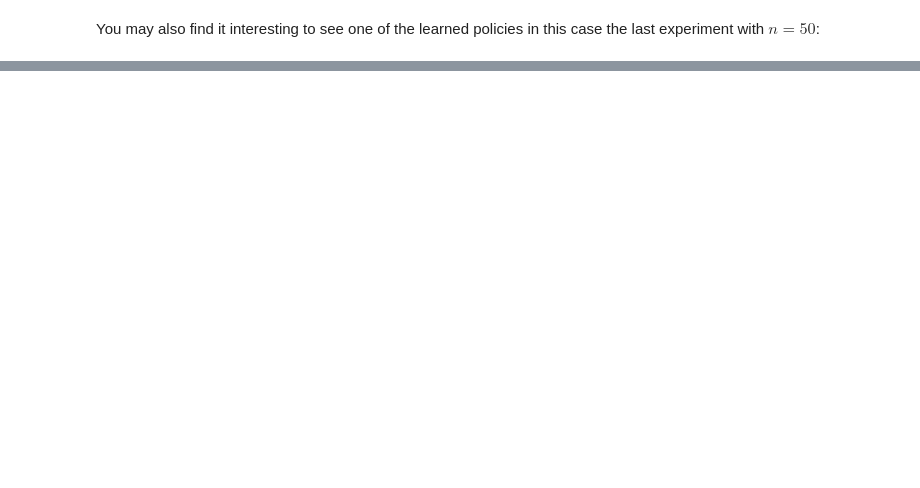
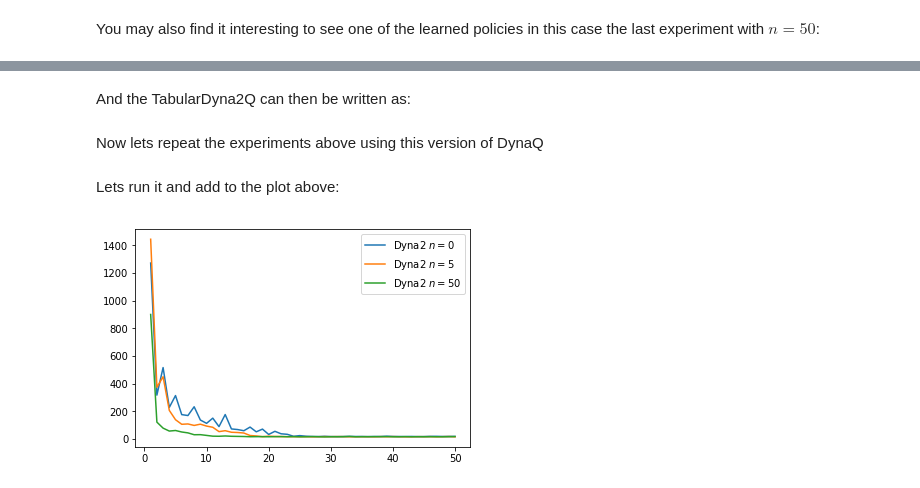
Before and after one commit to tprunarsson/Reiknigreind2018, a Jupyter notebook: tabularDynaQ.ipynb, the cells around one changed output, grey strips where cells are left out. Cells and saved outputs as stored; diff of their text form; code cells hidden in the pictures; blank space fills up the shorter version.

```diff
--- a/tabularDynaQ.ipynb
+++ b/tabularDynaQ.ipynb
@@ -140,0 +155,27 @@ printpolicy(Q)
+# %%
+def search(skeep, epsilon, Q, Qt, A, B, Observed, n):
+    iter = 0                     # or until maximum number of iterations
+    sterminal = np.array([1,9])  # the goal state
+    if np.all(skeep==sterminal) == True:
+        return 0
+    if np.all(Observed[skeep[0],skeep[1],:] == False) == True:
+        return 0 # there is no data for this starting episode
+    while iter < n:
+        s = skeep # start a new episode:
+        a = epsilongreedyobserved(epsilon, s, Q+Qt, Observed)
+        while np.all(s==sterminal) == False:
+            iter += 1
+            snew = A[s[0],s[1],a,:]
+            R = B[s[0],s[1],a,0]
+            if np.all(Observed[snew[0],snew[1],:] == False) == True:
+                break # our model ends here (no more data)
+            Qbarnew = Qt[snew[0],snew[1],Observed[snew[0],snew[1],:]]+Q[snew[0],snew[1],Observed[snew[0],snew[1],:]]
+            Qbar = Qt[s[0],s[1],a] + Q[s[0],s[1],a]
+            Qt[s[0],s[1],a] += alpha*(R+gamma*np.max(Qbarnew)-Qbar)
+            if iter >= n:
+                break # the episode has used up its budget n
+            a = epsilongreedyobserved(epsilon, snew, Q+Qt, Observed)
+            s = snew
+    return 1
+# %% [markdown]
+And the TabularDyna2Q can then be written as:
@@ -140,0 +215,21 @@ printpolicy(Q)
+# %% [markdown]
+Now lets repeat the experiments above using this version of DynaQ
+# %%
+def experiment2(gamma, epsilon, alpha, n, M):
+    Q, StepCount = TabularDyna2episodicQ(gamma, epsilon, alpha, n)
+    for i in range(M-1):
+        _, sc = TabularDyna2episodicQ(gamma, epsilon, alpha, n)
+        StepCount = StepCount + sc
+    StepCount = StepCount/M
+    return Q, StepCount
+# %% [markdown]
+Lets run it and add to the plot above:
+# %%
+%matplotlib inline
+for n in [0,5,50]:
+    Q, StepCount = experiment2(gamma,epsilon, alpha, n, M)
+    plt.plot(range(1,51),StepCount, label = "Dyna2 $n=$" + str(n))
+plt.legend(loc='upper right')
+plt.show()
+# %% [output]
+[figure, added]
```
Also changed, not shown: parts of 9 cells of this notebook.
